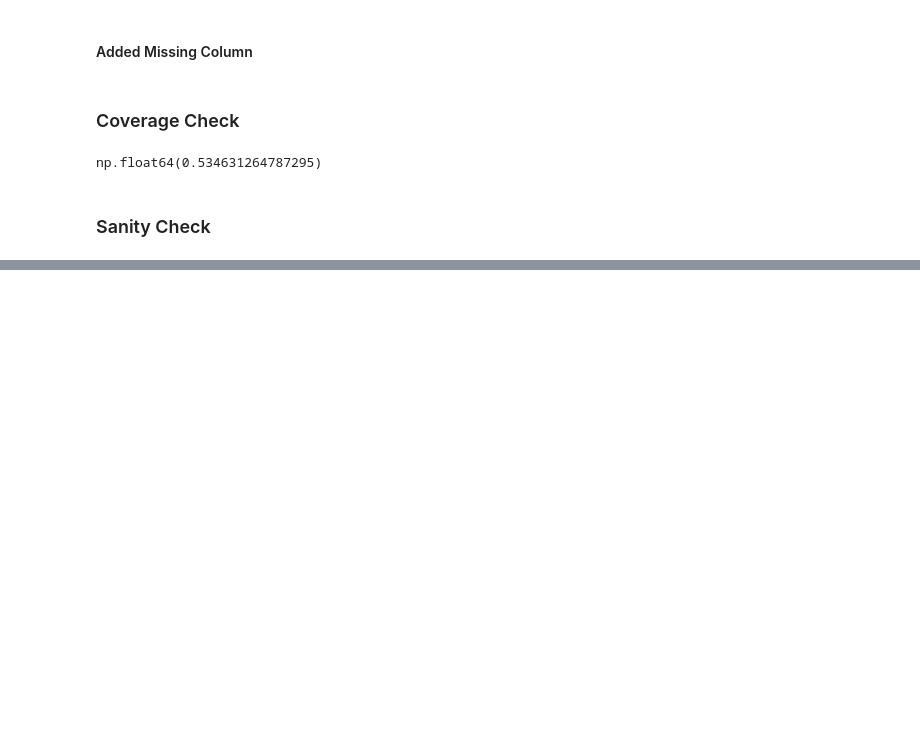
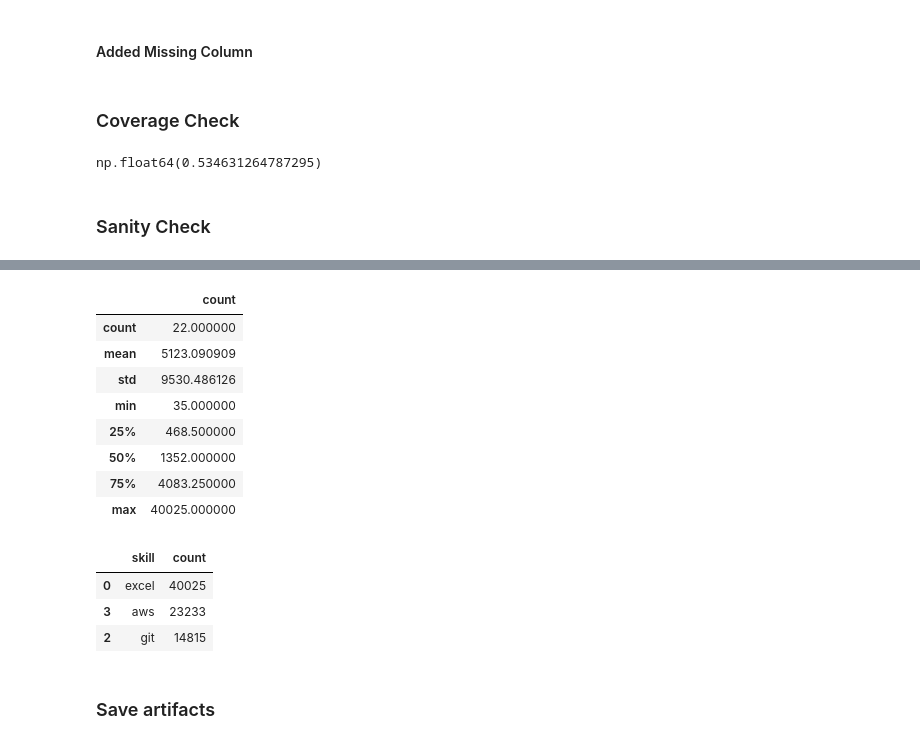
Before and after one commit to sufyan14/job-market-intelligence-system, a Jupyter notebook: notebooks/02_text_processing.ipynb, the cells around one changed output, grey strips where cells are left out. Saved outputs shown, nothing was run; the diff lists cells and outputs as text; code cells hidden in the pictures; blank space fills up the shorter version.

```diff
--- a/notebooks/02_text_processing.ipynb
+++ b/notebooks/02_text_processing.ipynb
@@ -450,0 +548,21 @@ combined_canonical[
+# %%
+skill_freq_df.describe()
+# %% [output]
+|  | count |
+| count | 22.000000 |
+| mean | 5123.090909 |
+| std | 9530.486126 |
+| min | 35.000000 |
+| 25% | 468.500000 |
+| 50% | 1352.000000 |
+| 75% | 4083.250000 |
+| max | 40025.000000 |
+# %%
+skill_freq_df[skill_freq_df["count"] > 10000]
+# %% [output]
+|  | skill | count |
+| 0 | excel | 40025 |
+| 3 | aws | 23233 |
+| 2 | git | 14815 |
+# %% [markdown]
+### Save artifacts
```
Also changed, not shown: parts of 11 cells of this notebook.
